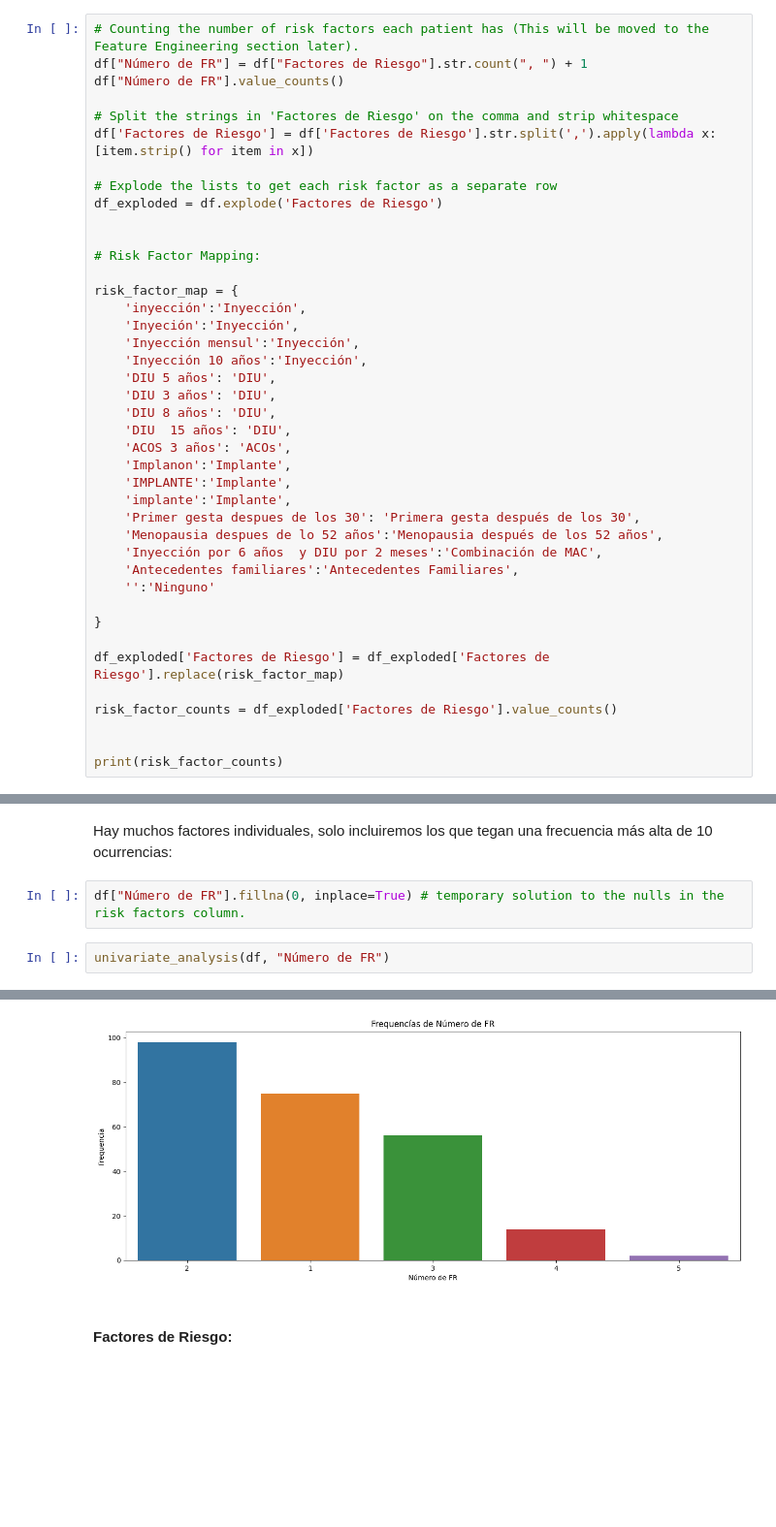
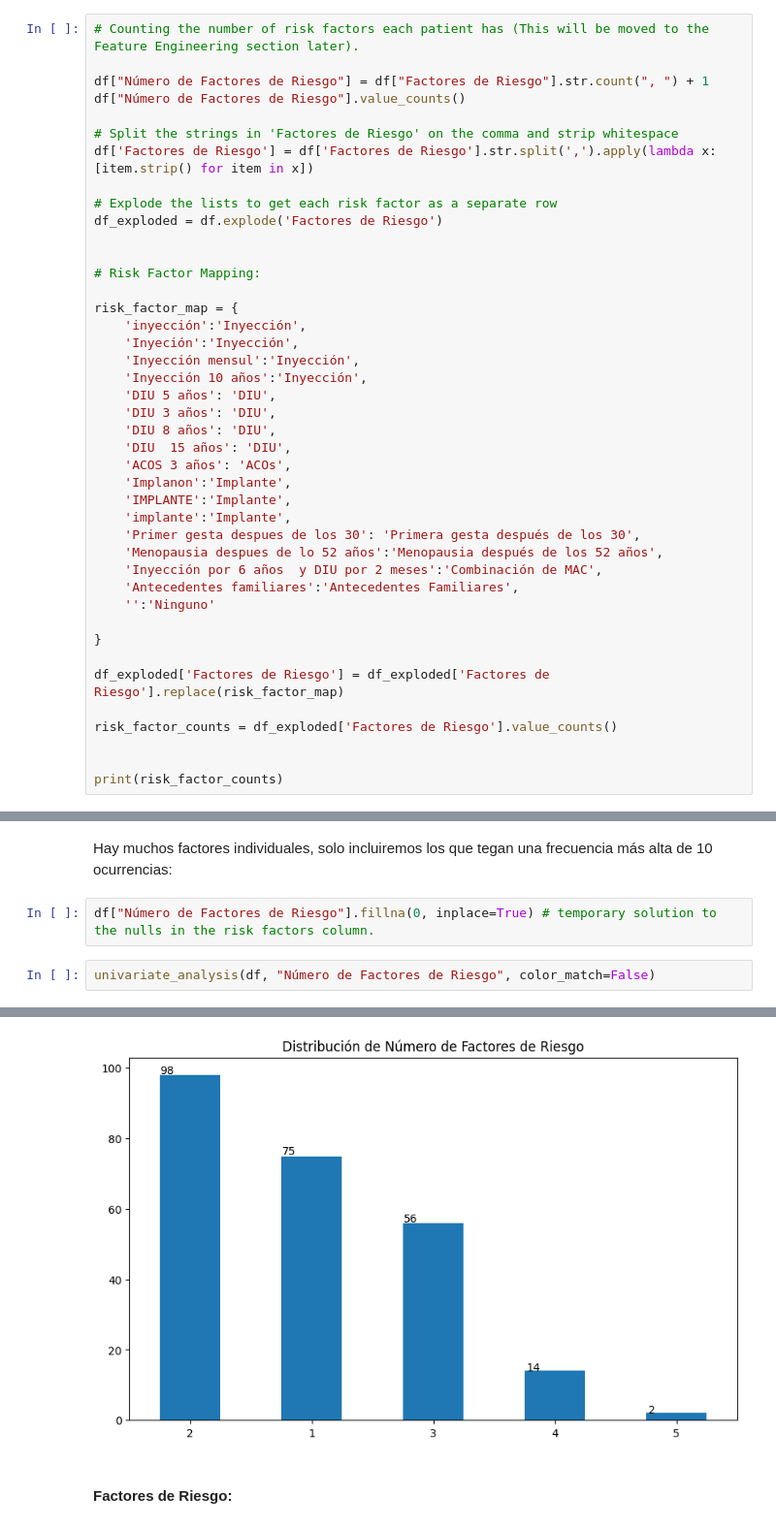
Before and after one commit to slesageq/Survivor_Analysis, a Jupyter notebook: analysis.ipynb, the cells around one changed output, grey strips where cells are left out. Shown at 97% size. Drawn from its saved outputs; the diff is of its cells as text; blank space fills up the shorter version.

```diff
--- a/analysis.ipynb
+++ b/analysis.ipynb
@@ -230,8 +230,9 @@ print(f"The number of unique risk factors are: {len(unique_fr)}")
 The number of unique risk factors are: 122
 # %%
 # Counting the number of risk factors each patient has (This will be moved to the Feature Engineering section later).
-df["Número de FR"] = df["Factores de Riesgo"].str.count(", ") + 1
-df["Número de FR"].value_counts()
+
+df["Número de Factores de Riesgo"] = df["Factores de Riesgo"].str.count(", ") + 1
+df["Número de Factores de Riesgo"].value_counts()
 
 # Split the strings in 'Factores de Riesgo' on the comma and strip whitespace
 df['Factores de Riesgo'] = df['Factores de Riesgo'].str.split(',').apply(lambda x: [item.strip() for item in x])
@@ -748,7 +765,7 @@ univariate_analysis(df, "Departamento de procedencia", pie_percentage=False, rot
 # %% [markdown]
 Hay muchos factores individuales, solo incluiremos los que tegan una frecuencia más alta de 10 ocurrencias:
 # %%
-df["Número de FR"].fillna(0, inplace=True) # temporary solution to the nulls in the risk factors column.
+df["Número de Factores de Riesgo"].fillna(0, inplace=True) # temporary solution to the nulls in the risk factors column.
 # %%
-univariate_analysis(df, "Número de FR")
+univariate_analysis(df, "Número de Factores de Riesgo", color_match=False)
 # %% [output]
@@ -756,4 +773,4 @@ univariate_analysis(df, "Número de FR")
-[figure, old version]
+[figure, new version]
 # %% [markdown]
 #### Factores de Riesgo:
 # %%
```
Also changed, not shown: parts of 25 cells of this notebook.
